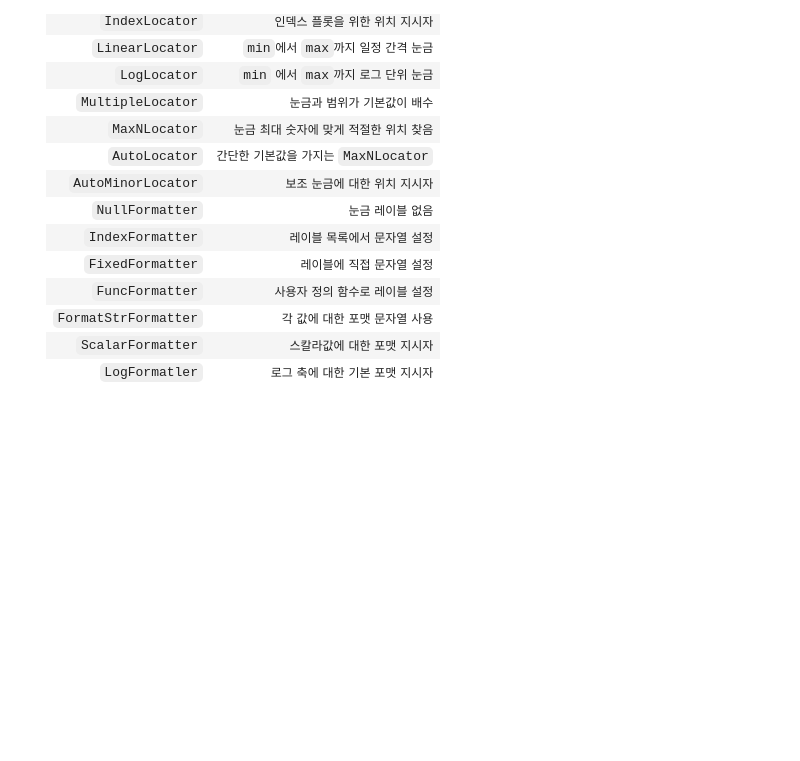
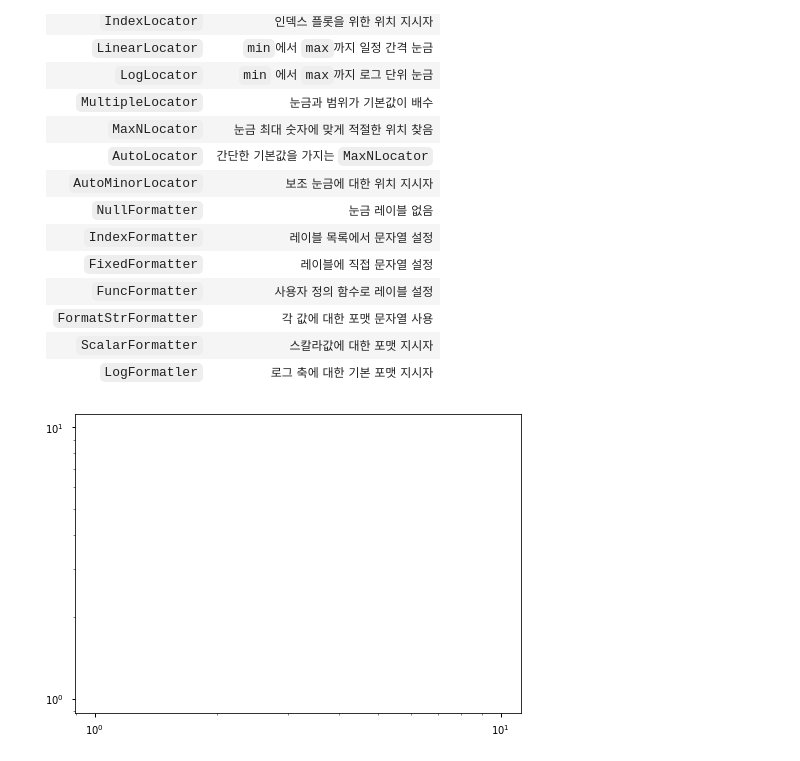
Before and after one commit to unknown-jun/Data-Visualization, a Jupyter notebook: matplotlib/Matplotlib_Lecture.ipynb, the cells around one changed output. Drawn from its saved outputs; the diff is of its cells as text; code cells hidden in the pictures; blank space fills up the shorter version.

````diff
--- a/matplotlib/Matplotlib_Lecture.ipynb
+++ b/matplotlib/Matplotlib_Lecture.ipynb
@@ -421,3 +419,7 @@ plt.annotate("incorrect value", (40, 30), xytext=(50, 40), arrowprops=dict(arrow
 |```FormatStrFormatter```|각 값에 대한 포맷 문자열 사용|
 |```ScalarFormatter```|스칼라값에 대한 포맷 지시자|
 |```LogFormatler```|로그 축에 대한 기본 포맷 지시자|
+# %%
+plt.axes(xscale='log', yscale='log');
+# %% [output]
+[figure, added]
````
Also changed, not shown: parts of 46 cells of this notebook.
